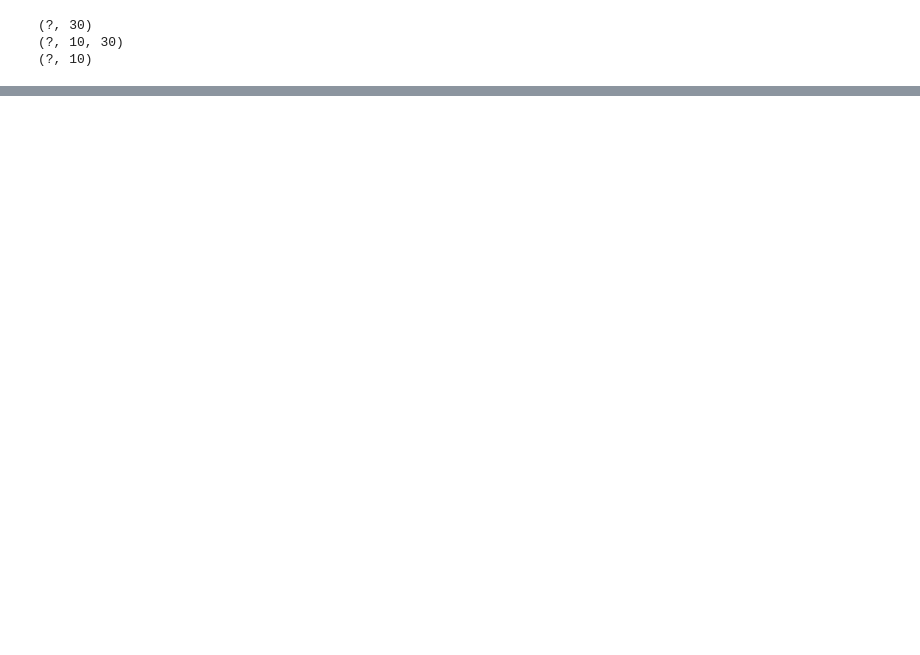
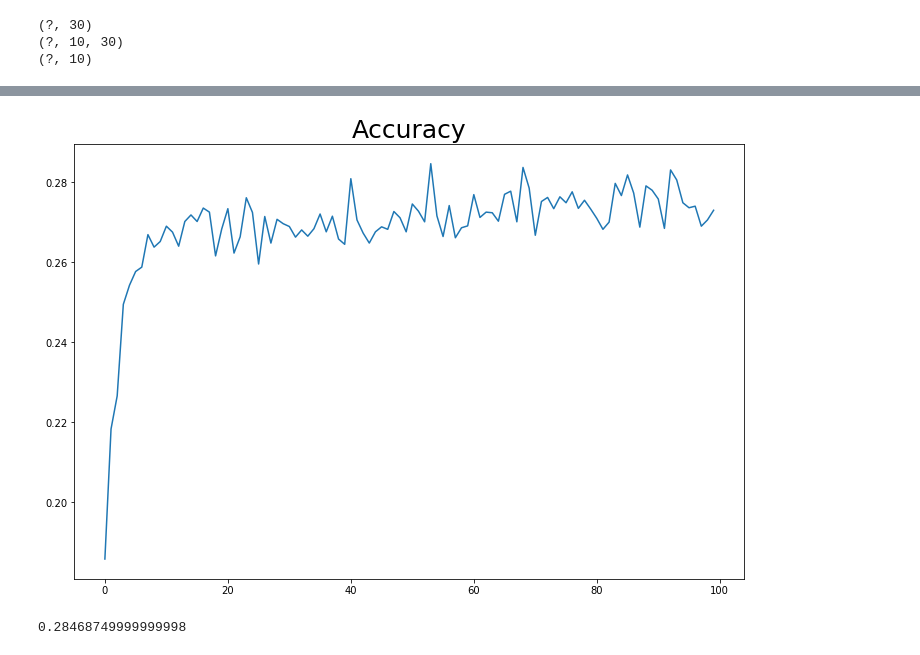
Before and after one commit to JanRocketMan/QuestionAnsweringModels, a Jupyter notebook: Simple_Models.ipynb, the cells around one changed output, grey strips where cells are left out. Saved outputs shown, nothing was run; the diff lists cells and outputs as text; code cells hidden in the pictures; blank space fills up the shorter version.

```diff
--- a/Simple_Models.ipynb
+++ b/Simple_Models.ipynb
@@ -232,0 +301,11 @@ array([ 0.,  0.,  0., ...,  0.,  0.,  0.], dtype=float32)
+# %%
+plt.figure(figsize=(12,8))
+plt.title('Accuracy', size=25)
+plt.plot(accuracies)
+plt.show()
+# %% [output]
+[figure, added]
+# %%
+np.max(accuracies)
+# %% [output]
+0.28468749999999998
```
Also changed, not shown: parts of 28 cells of this notebook.
